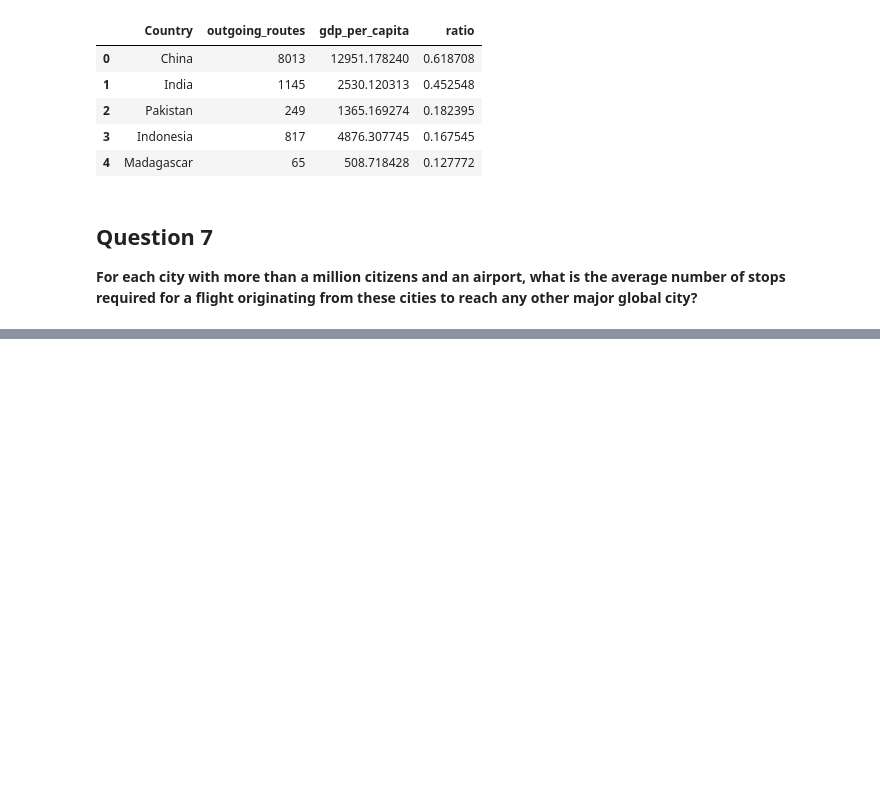
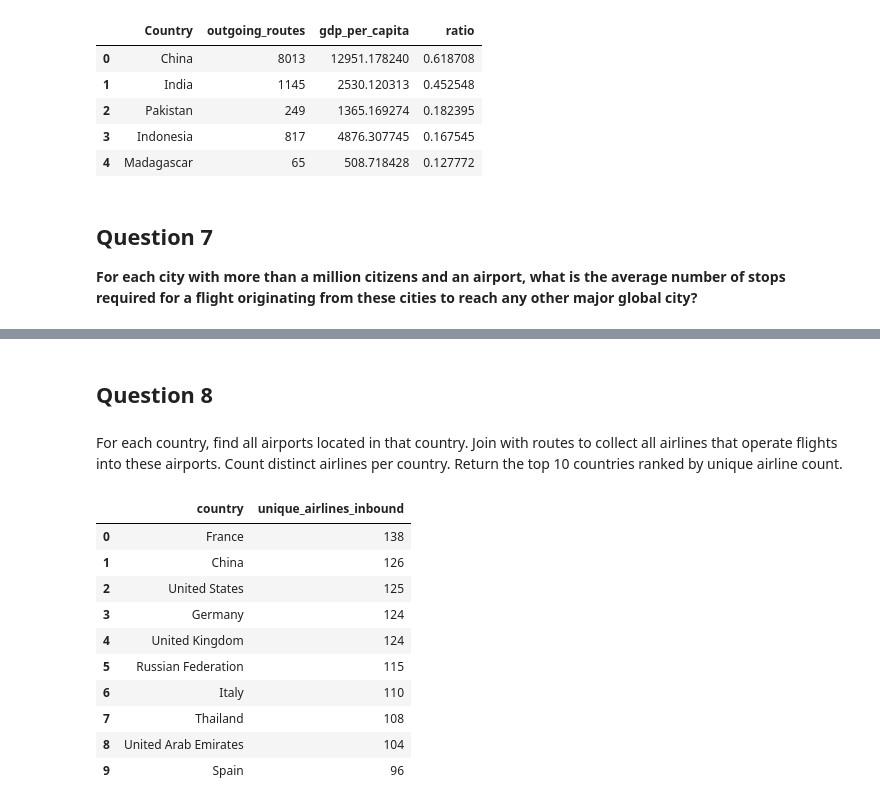
Before and after one commit to Penguinbeanie/database_assigment_airtraffic, a Jupyter notebook: results/databases_questions.ipynb, the cells around one changed output, grey strips where cells are left out. Cells and saved outputs as stored; diff of their text form; code cells hidden in the pictures; blank space fills up the shorter version.

```diff
--- a/results/databases_questions.ipynb
+++ b/results/databases_questions.ipynb
@@ -469,0 +507,35 @@ q6_df
+# %% [markdown]
+## Question 8
+# %% [markdown]
+For each country, find all airports located in that country.
+Join with routes to collect all airlines that operate flights into these airports.
+Count distinct airlines per country.
+Return the top 10 countries ranked by unique airline count.
+# %%
+query_question8 = """
+SELECT
+    dest_c."Country_Name" AS country,
+    COUNT(DISTINCT r."Airline") AS unique_airlines_inbound
+FROM routes r
+JOIN airports dest_a
+    ON r."Destination_airport" = dest_a."IATA"
+JOIN countries dest_c
+    ON dest_a."Country" = dest_c."Country_Name"
+GROUP BY dest_c."Country_Name"
+ORDER BY unique_airlines_inbound DESC
+LIMIT 10;
+"""
+q8_df = pd.read_sql(query_question8, engine)
+q8_df
+# %% [output]
+|  | country | unique_airlines_inbound |
+| 0 | France | 138 |
+| 1 | China | 126 |
+| 2 | United States | 125 |
+| 3 | Germany | 124 |
+| 4 | United Kingdom | 124 |
+| 5 | Russian Federation | 115 |
+| 6 | Italy | 110 |
+| 7 | Thailand | 108 |
+| 8 | United Arab Emirates | 104 |
+| 9 | Spain | 96 |
```
Also changed, not shown: parts of 12 cells of this notebook, 1 other file.
